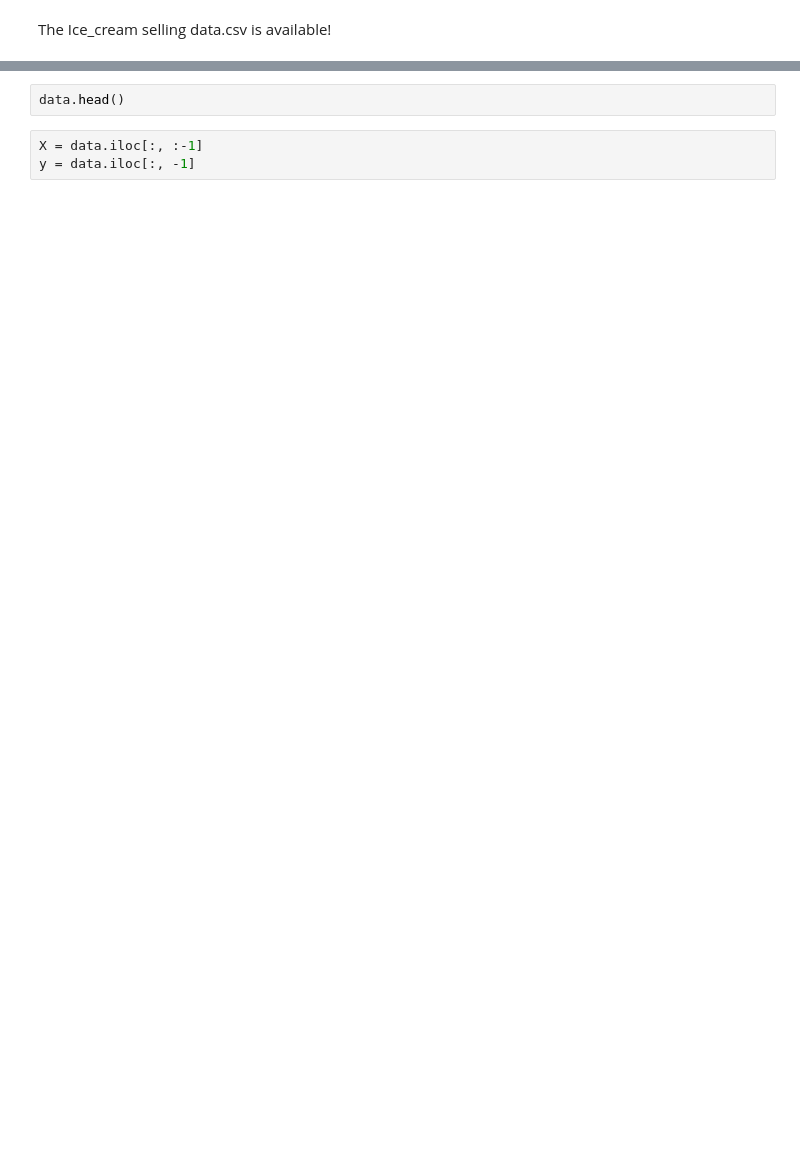
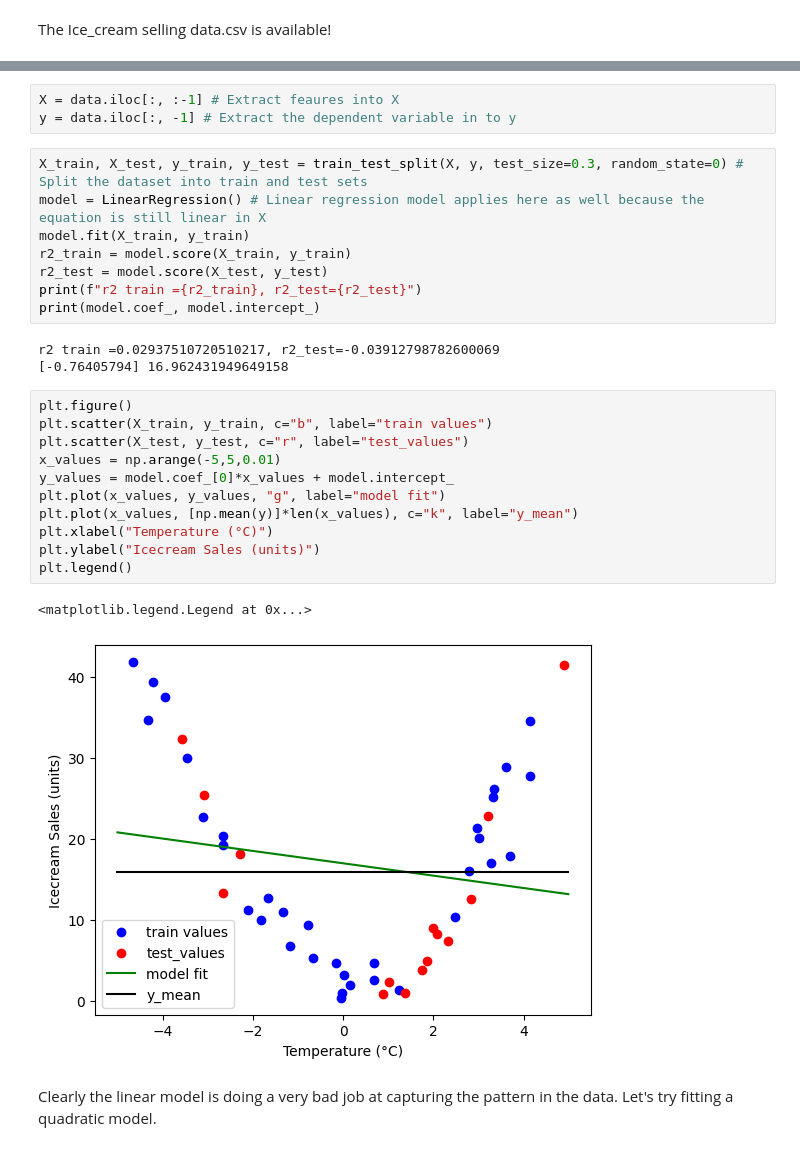
Before and after one commit to bhanu151/statistical-learning-course-2026, a Jupyter notebook: CSSL_06_polynomial_regression_bias_variance_tradeoff.ipynb, the cells around one changed output, grey strips where cells are left out. Cells and saved outputs as stored; diff of their text form; blank space fills up the shorter version.

```diff
--- a/CSSL_06_polynomial_regression_bias_variance_tradeoff.ipynb
+++ b/CSSL_06_polynomial_regression_bias_variance_tradeoff.ipynb
@@ -49,5 +95,30 @@ data.describe() # Gives basic statistics about the columns of the dataframe
-# %%
-data.head()
 # %%
-X = data.iloc[:, :-1]
-y = data.iloc[:, -1]
+X = data.iloc[:, :-1] # Extract feaures into X
+y = data.iloc[:, -1] # Extract the dependent variable in to y
+# %%
+X_train, X_test, y_train, y_test = train_test_split(X, y, test_size=0.3, random_state=0) # Split the dataset into train and test sets
+model = LinearRegression() # Linear regression model applies here as well because the equation is still linear in X
+model.fit(X_train, y_train)
+r2_train = model.score(X_train, y_train)
+r2_test = model.score(X_test, y_test)
+print(f"r2 train ={r2_train}, r2_test={r2_test}")
+print(model.coef_, model.intercept_)
+# %% [output]
+r2 train =0.02937510720510217, r2_test=-0.03912798782600069
+[-0.76405794] 16.962431949649158
+# %%
+plt.figure()
+plt.scatter(X_train, y_train, c="b", label="train values")
+plt.scatter(X_test, y_test, c="r", label="test_values")
+x_values = np.arange(-5,5,0.01)
+y_values = model.coef_[0]*x_values + model.intercept_
+plt.plot(x_values, y_values, "g", label="model fit")
+plt.plot(x_values, [np.mean(y)]*len(x_values), c="k", label="y_mean")
+plt.xlabel("Temperature (°C)")
+plt.ylabel("Icecream Sales (units)")
+plt.legend()
+# %% [output]
+<matplotlib.legend.Legend at 0x...>
+[figure, added]
+# %% [markdown]
+Clearly the linear model is doing a very bad job at capturing the pattern in the data. Let's try fitting a quadratic model.
```
Also changed, not shown: parts of 30 cells of this notebook.
